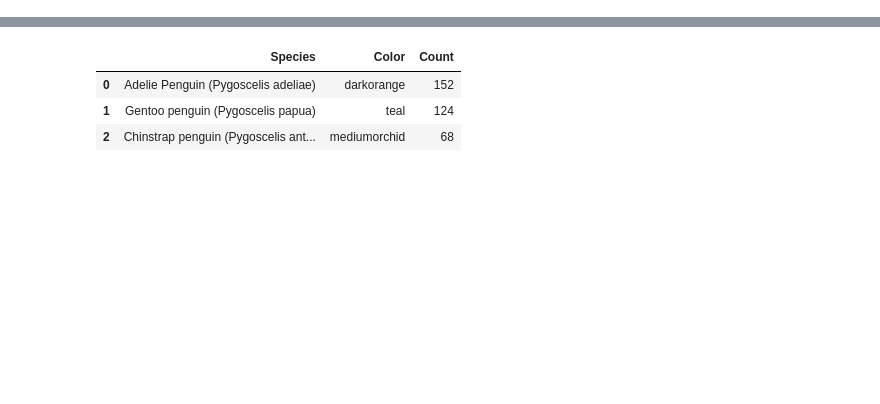
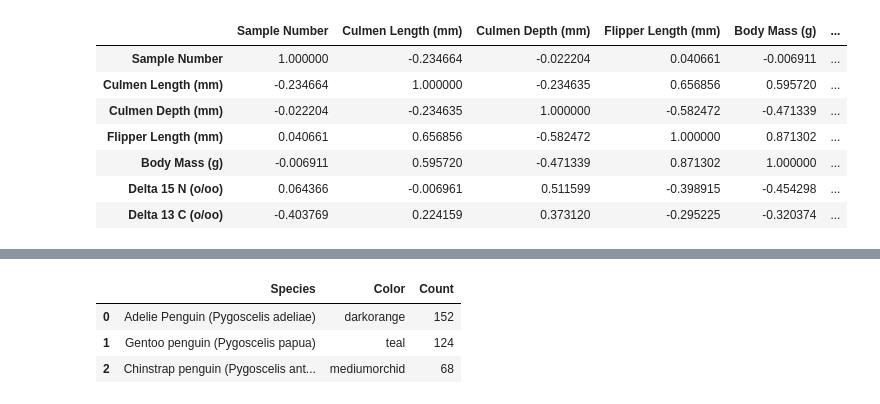
Before and after one commit to esharma3/Palmer-Archipelago-Penguins-Data-Exploration-, a Jupyter notebook: Notebook/data_exploration_penguins_iter.ipynb, the cells around one changed output, grey strips where cells are left out. Drawn from its saved outputs; the diff is of its cells as text; code cells hidden in the pictures; blank space fills up the shorter version.

```diff
--- a/Notebook/data_exploration_penguins_iter.ipynb
+++ b/Notebook/data_exploration_penguins_iter.ipynb
@@ -125,0 +152,12 @@ penguins_df["Color"] = penguins_df["Species"].apply(lambda x: cls[x])
+# %%
+# checking for correlation between features
+penguins_df.corr()
+# %% [output]
+|  | Sample Number | Culmen Length (mm) | Culmen Depth (mm) | Flipper Length (mm) | Body Mass (g) | ... |
+| Sample Number | 1.000000 | -0.234664 | -0.022204 | 0.040661 | -0.006911 | ... |
+| Culmen Length (mm) | -0.234664 | 1.000000 | -0.234635 | 0.656856 | 0.595720 | ... |
+| Culmen Depth (mm) | -0.022204 | -0.234635 | 1.000000 | -0.582472 | -0.471339 | ... |
+| Flipper Length (mm) | 0.040661 | 0.656856 | -0.582472 | 1.000000 | 0.871302 | ... |
+| Body Mass (g) | -0.006911 | 0.595720 | -0.471339 | 0.871302 | 1.000000 | ... |
+| Delta 15 N (o/oo) | 0.064366 | -0.006961 | 0.511599 | -0.398915 | -0.454298 | ... |
+| Delta 13 C (o/oo) | -0.403769 | 0.224159 | 0.373120 | -0.295225 | -0.320374 | ... |
```
Also changed, not shown: parts of 38 cells of this notebook.
